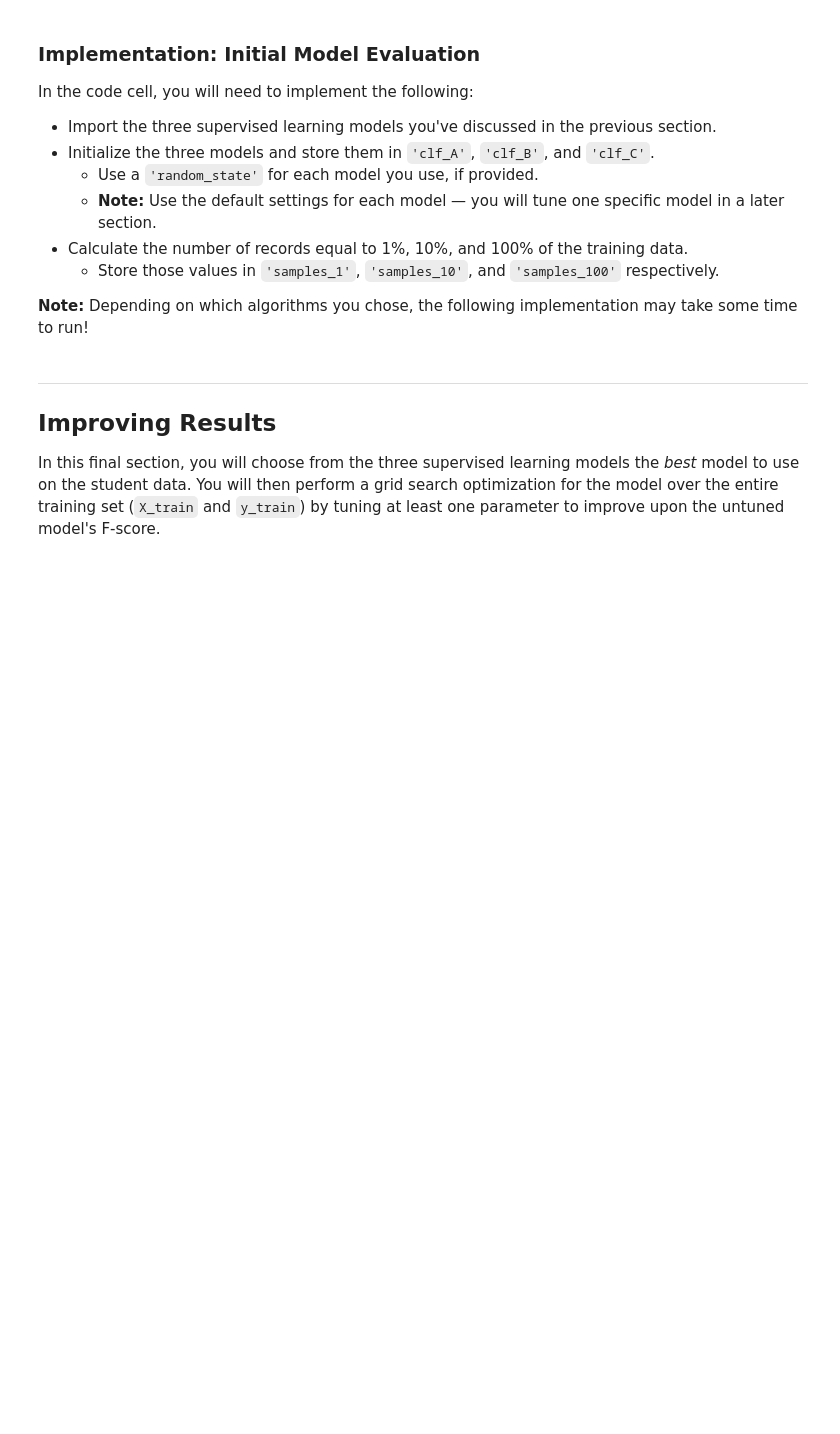
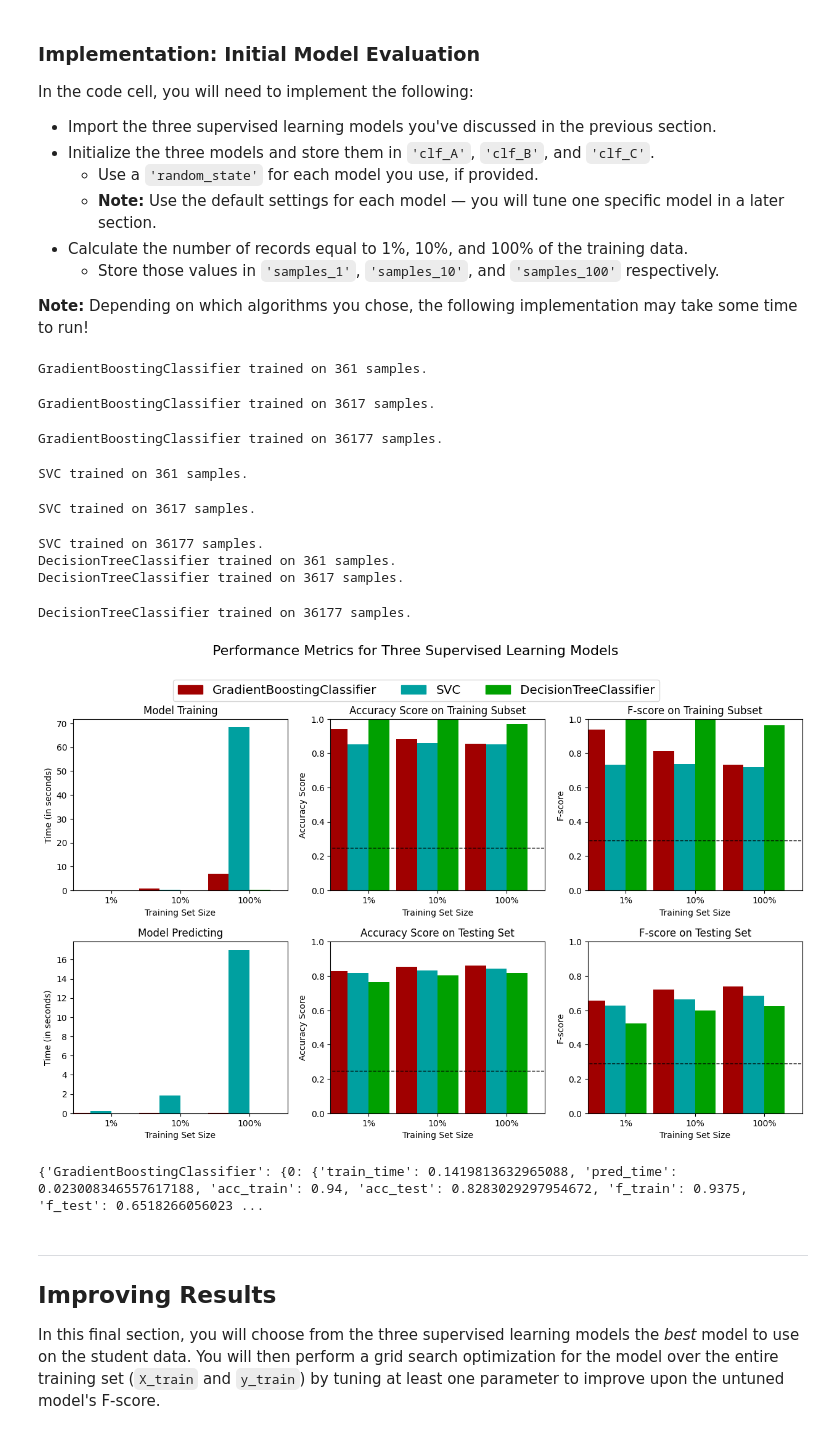
Before and after one commit to ReemAyman/Finding-Donors, a Jupyter notebook: finding_donors.ipynb, the cells around one changed output. Drawn from its saved outputs; the diff is of its cells as text; code cells hidden in the pictures; blank space fills up the shorter version.

Commit message:
writing-and-trying-models

```diff
--- a/finding_donors.ipynb
+++ b/finding_donors.ipynb
@@ -237,21 +237,20 @@ For classification problems that are skewed in their classification distribution
 * When we have a model that always predicts '1' (i.e. the individual makes more than 50k) then our model will have no True Negatives(TN) or False Negatives(FN) as we are not making any negative('0' value) predictions. Therefore our Accuracy in this case becomes the same as our Precision(True Positives/(True Positives + False Positives)) as every prediction that we have made with value '1' that should have '0' becomes a False Positive; therefore our denominator in this case is the total number of records we have in total.
 * Our Recall score(True Positives/(True Positives + False Negatives)) in this setting becomes 1 as we have no False Negatives.
 # %%
-'''
-TP = np.sum(income) # Counting the ones as this is the naive case. Note that 'income' is the 'income_raw' data
-encoded to numerical values done in the data preprocessing step.
+
+TP = np.sum(income) # Counting the ones as this is the naive case. Note that 'income' is the 'income_raw' data encoded to numerical values done in the data preprocessing step.
 FP = income.count() - TP # Specific to the naive case
 
 TN = 0 # No predicted negatives in the naive case
 FN = 0 # No predicted negatives in the naive case
-'''
-# TODO: Calculate accuracy, precision and recall
-accuracy = None
-recall = None
-precision = None
 
-# TODO: Calculate F-score using the formula above for beta = 0.5 and correct values for precision and recall.
-fscore = None
+# Calculate accuracy, precision and recall
+accuracy = (TP + TN) / (TP + TN + FP + FN)
+recall = TP / (TP + FN)
+precision = TP / (TP + FP)
+
+# Calculate F-score using the formula above for beta = 0.5 and correct values for precision and recall.
+fscore = 1.25 * ((precision * recall) / (0.25 * precision + recall))
 
 # Print the results
 print("Naive Predictor: [Accuracy score: {:.4f}, F-score: {:.4f}]".format(accuracy, fscore))
@@ -353,32 +376,52 @@ In the code cell, you will need to implement the following:
 
 **Note:** Depending on which algorithms you chose, the following implementation may take some time to run!
 # %%
-# TODO: Import the three supervised learning models from sklearn
+# Import the three supervised learning models from sklearn
+from sklearn.tree import DecisionTreeClassifier
+from sklearn.svm import SVC
+from sklearn.ensemble import RandomForestClassifier, GradientBoostingClassifier
+from sklearn.naive_bayes import GaussianNB
+from sklearn.linear_model import LogisticRegression
 
-# TODO: Initialize the three models
-clf_A = None
-clf_B = None
-clf_C = None
+# Initialize the three models
+clf_A = GradientBoostingClassifier()
+clf_B = SVC()
+clf_C = DecisionTreeClassifier()
 
-# TODO: Calculate the number of samples for 1%, 10%, and 100% of the training data
+# Calculate the number of samples for 1%, 10%, and 100% of the training data
 # HINT: samples_100 is the entire training set i.e. len(y_train)
 # HINT: samples_10 is 10% of samples_100 (ensure to set the count of the values to be `int` and not `float`)
 # HINT: samples_1 is 1% of samples_100 (ensure to set the count of the values to be `int` and not `float`)
-samples_100 = None
-samples_10 = None
-samples_1 = None
+samples_100 = len(y_train)
+samples_10 = int(len(y_train) * 0.1)
+samples_1 = int(len(y_train) * 0.01)
 
 # Collect results on the learners
 results = {}
 for clf in [clf_A, clf_B, clf_C]:
     clf_name = clf.__class__.__name__
     results[clf_name] = {}
     for i, samples in enumerate([samples_1, samples_10, samples_100]):
         results[clf_name][i] = \
         train_predict(clf, samples, X_train, y_train, X_test, y_test)
 
 # Run metrics visualization for the three supervised learning models chosen
 vs.evaluate(results, accuracy, fscore)
+# %% [output]
+GradientBoostingClassifier trained on 361 samples.
+GradientBoostingClassifier trained on 3617 samples.
+GradientBoostingClassifier trained on 36177 samples.
+SVC trained on 361 samples.
+SVC trained on 3617 samples.
+SVC trained on 36177 samples.
+DecisionTreeClassifier trained on 361 samples.
+DecisionTreeClassifier trained on 3617 samples.
+DecisionTreeClassifier trained on 36177 samples.
+[figure, added]
+# %%
+print(results)
+# %% [output]
+{'GradientBoostingClassifier': {0: {'train_time': 0.1419813632965088, 'pred_time': 0.023008346557617188, 'acc_train': 0.94, 'acc_test': 0.8283029297954672, 'f_train': 0.9375, 'f_test': 0.6518266056023 ...
 # %% [markdown]
 ----
 ## Improving Results
```
Also changed, not shown: parts of 16 cells of this notebook.
